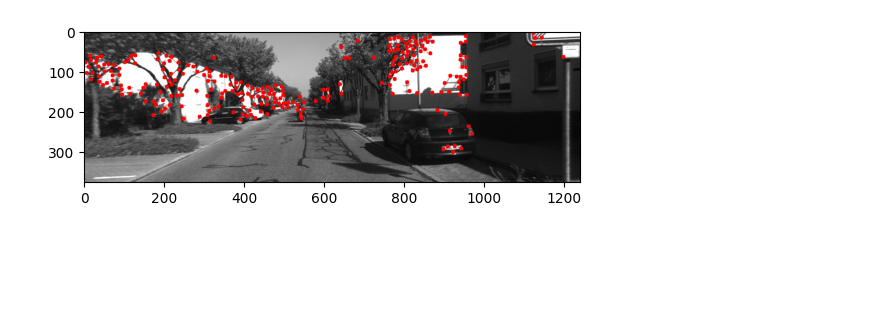
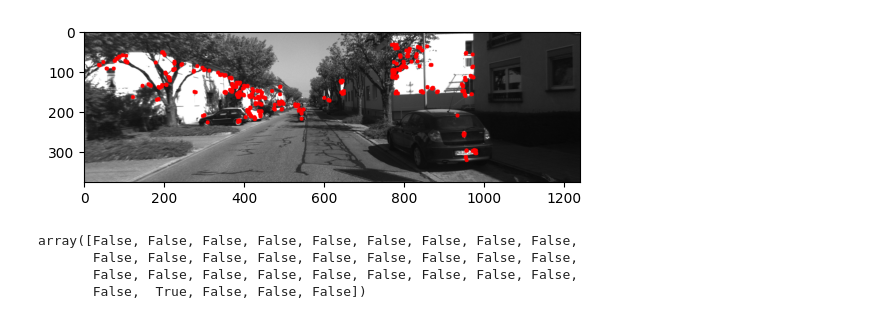
Before and after one commit to mrpossoms/visual-odometry, a Jupyter notebook: visual-odometry.ipynb, the cells around one changed output. Drawn from its saved outputs; the diff is of its cells as text; code cells hidden in the pictures; blank space fills up the shorter version.

```diff
--- a/visual-odometry.ipynb
+++ b/visual-odometry.ipynb
@@ -15,8 +18,8 @@ def extract_features(frame):
 def show_features(frame, features):
     frame_rgb = cv2.cvtColor(frame, cv2.COLOR_GRAY2RGB)
 
-    for i in extract_features(frame):
-        x,y = i.ravel()
+    for i in features:
+        x,y = i.pt
         cv2.circle(frame_rgb,(int(x),int(y)),5,255,-1)
 
     return frame_rgb
@@ -26,15 +29,24 @@ drive = '00'
 
 seq_path = root / 'data_odometry_gray' / 'dataset' / drive / 'image_0'
 frames = sorted(os.listdir(seq_path))
+vo = VO()
 # %%
 
 
-frame = cv2.imread(str(seq_path / frames[0]), cv2.IMREAD_UNCHANGED)
-plt.imshow(show_features(frame, extract_features(frame)))
+vo.append(cv2.imread(str(seq_path / frames[0]), cv2.IMREAD_UNCHANGED))
+vo.append(cv2.imread(str(seq_path / frames[1]), cv2.IMREAD_UNCHANGED))
+
+plt.imshow(show_features(vo.frames[-1], vo.keypoints[-1]))
 plt.show()
 # %% [output]
-[figure, old version]
+[figure, new version]
 # %%
-def frame_transform(frames, projection):
-    t_0 = frames[0]
-    t_1 = frames[1]
+cv2.drawMatches(
+    vo.frames[-2], vo.keypoints[-2],
+    vo.frames[-1], vo.keypoints[-1],
+    matches[:10],None,flags=cv2.DrawMatchesFlags_NOT_DRAW_SINGLE_POINTS)
+# %% [output]
+array([False, False, False, False, False, False, False, False, False,
+       False, False, False, False, False, False, False, False, False,
+       False, False, False, False, False, False, False, False, False,
+       False,  True, False, False, False])
```
Also changed, not shown: parts of 1 cell of this notebook, 1 other file.
